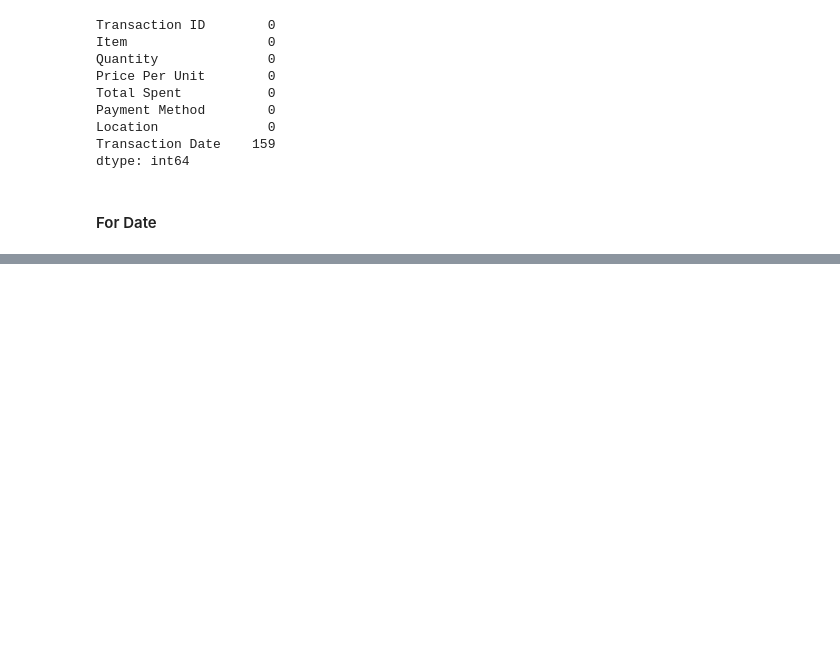
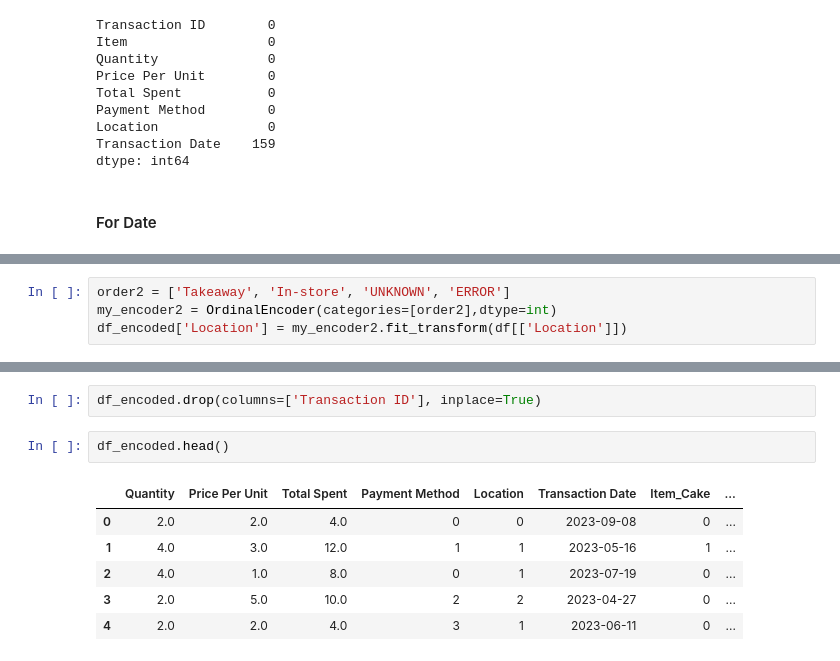
Before and after one commit to Em-Esh-Magar/AI-ML-Learning, a Jupyter notebook: cafe.ipynb, the cells around one changed output, grey strips where cells are left out. Cells and saved outputs as stored; diff of their text form; blank space fills up the shorter version.

```diff
--- a/cafe.ipynb
+++ b/cafe.ipynb
@@ -280,0 +359,4 @@ dtype: int64
+# %%
+order2 = ['Takeaway', 'In-store', 'UNKNOWN', 'ERROR']
+my_encoder2 = OrdinalEncoder(categories=[order2],dtype=int)
+df_encoded['Location'] = my_encoder2.fit_transform(df[['Location']])
@@ -280,0 +378,11 @@ dtype: int64
+# %%
+df_encoded.drop(columns=['Transaction ID'], inplace=True)
+# %%
+df_encoded.head()
+# %% [output]
+|  | Quantity | Price Per Unit | Total Spent | Payment Method | Location | Transaction Date | Item_Cake | ... |
+| 0 | 2.0 | 2.0 | 4.0 | 0 | 0 | 2023-09-08 | 0 | ... |
+| 1 | 4.0 | 3.0 | 12.0 | 1 | 1 | 2023-05-16 | 1 | ... |
+| 2 | 4.0 | 1.0 | 8.0 | 0 | 1 | 2023-07-19 | 0 | ... |
+| 3 | 2.0 | 5.0 | 10.0 | 2 | 2 | 2023-04-27 | 0 | ... |
+| 4 | 2.0 | 2.0 | 4.0 | 3 | 1 | 2023-06-11 | 0 | ... |
```
Also changed, not shown: parts of 14 cells of this notebook.
